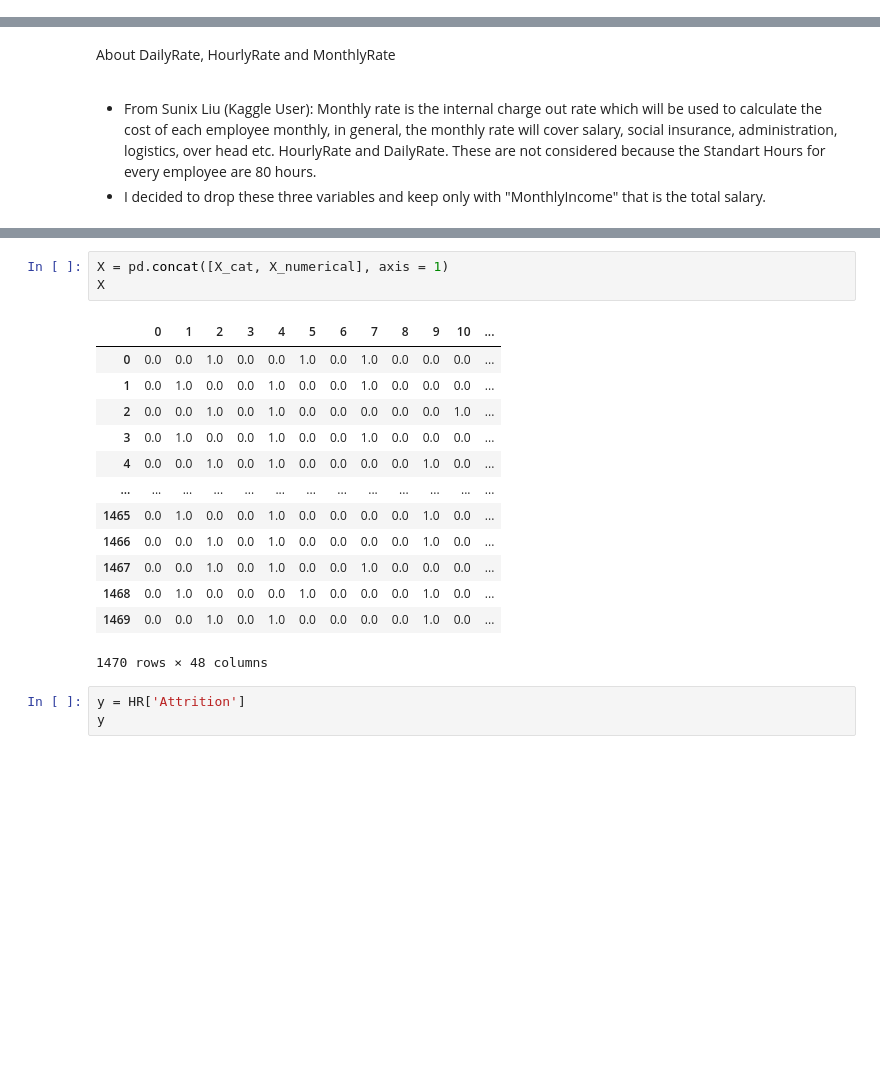
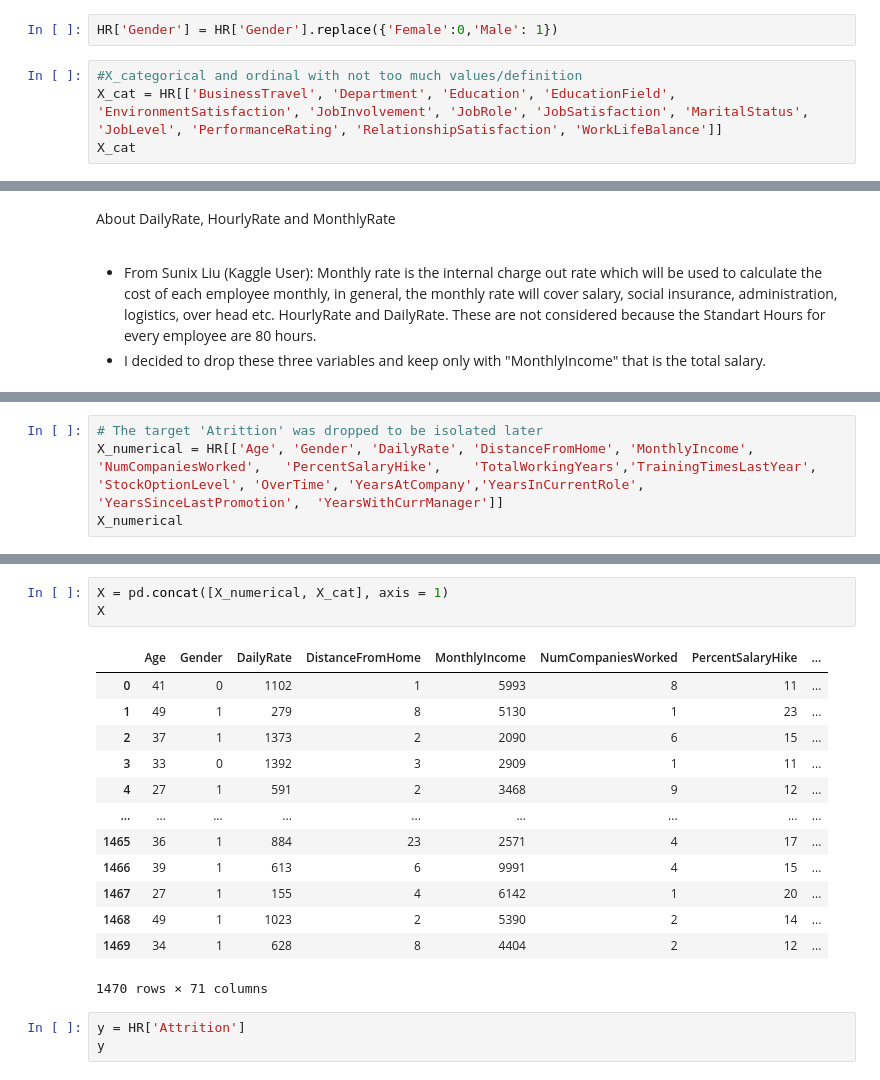
Before and after one commit to fmarcelneves/HR-Analytics-Prediction, a Jupyter notebook: IBM_HR_Analytics_and_prediction.ipynb, the cells around one changed output, grey strips where cells are left out. Saved outputs shown, nothing was run; the diff lists cells and outputs as text; blank space fills up the shorter version.

```diff
--- a/IBM_HR_Analytics_and_prediction.ipynb
+++ b/IBM_HR_Analytics_and_prediction.ipynb
@@ -605,0 +614,6 @@ X_cat
+# %%
+HR['Gender'] = HR['Gender'].replace({'Female':0,'Male': 1})
+# %%
+#X_categorical and ordinal with not too much values/definition
+X_cat = HR[['BusinessTravel', 'Department', 'Education', 'EducationField', 'EnvironmentSatisfaction', 'JobInvolvement', 'JobRole', 'JobSatisfaction', 'MaritalStatus', 'JobLevel', 'PerformanceRating', 'RelationshipSatisfaction', 'WorkLifeBalance']]
+X_cat
@@ -655,0 +670,4 @@ X_numerical
+# %%
+# The target 'Atrittion' was dropped to be isolated later
+X_numerical = HR[['Age', 'Gender', 'DailyRate', 'DistanceFromHome',	'MonthlyIncome',	'NumCompaniesWorked',	'PercentSalaryHike',	'TotalWorkingYears','TrainingTimesLastYear', 'StockOptionLevel', 'OverTime',	'YearsAtCompany','YearsInCurrentRole', 'YearsSinceLastPromotion',	'YearsWithCurrManager']]
+X_numerical
@@ -656,20 +688,20 @@ X_numerical
 # %%
-X = pd.concat([X_cat, X_numerical], axis = 1)
+X = pd.concat([X_numerical, X_cat], axis = 1)
 X
 # %% [output]
-|  | 0 | 1 | 2 | 3 | 4 | 5 | 6 | 7 | 8 | 9 | 10 | ... |
-| 0 | 0.0 | 0.0 | 1.0 | 0.0 | 0.0 | 1.0 | 0.0 | 1.0 | 0.0 | 0.0 | 0.0 | ... |
-| 1 | 0.0 | 1.0 | 0.0 | 0.0 | 1.0 | 0.0 | 0.0 | 1.0 | 0.0 | 0.0 | 0.0 | ... |
-| 2 | 0.0 | 0.0 | 1.0 | 0.0 | 1.0 | 0.0 | 0.0 | 0.0 | 0.0 | 0.0 | 1.0 | ... |
-| 3 | 0.0 | 1.0 | 0.0 | 0.0 | 1.0 | 0.0 | 0.0 | 1.0 | 0.0 | 0.0 | 0.0 | ... |
-| 4 | 0.0 | 0.0 | 1.0 | 0.0 | 1.0 | 0.0 | 0.0 | 0.0 | 0.0 | 1.0 | 0.0 | ... |
-| ... | ... | ... | ... | ... | ... | ... | ... | ... | ... | ... | ... | ... |
-| 1465 | 0.0 | 1.0 | 0.0 | 0.0 | 1.0 | 0.0 | 0.0 | 0.0 | 0.0 | 1.0 | 0.0 | ... |
-| 1466 | 0.0 | 0.0 | 1.0 | 0.0 | 1.0 | 0.0 | 0.0 | 0.0 | 0.0 | 1.0 | 0.0 | ... |
-| 1467 | 0.0 | 0.0 | 1.0 | 0.0 | 1.0 | 0.0 | 0.0 | 1.0 | 0.0 | 0.0 | 0.0 | ... |
-| 1468 | 0.0 | 1.0 | 0.0 | 0.0 | 0.0 | 1.0 | 0.0 | 0.0 | 0.0 | 1.0 | 0.0 | ... |
-| 1469 | 0.0 | 0.0 | 1.0 | 0.0 | 1.0 | 0.0 | 0.0 | 0.0 | 0.0 | 1.0 | 0.0 | ... |
+|  | Age | Gender | DailyRate | DistanceFromHome | MonthlyIncome | NumCompaniesWorked | PercentSalaryHike | ... |
+| 0 | 41 | 0 | 1102 | 1 | 5993 | 8 | 11 | ... |
+| 1 | 49 | 1 | 279 | 8 | 5130 | 1 | 23 | ... |
+| 2 | 37 | 1 | 1373 | 2 | 2090 | 6 | 15 | ... |
+| 3 | 33 | 0 | 1392 | 3 | 2909 | 1 | 11 | ... |
+| 4 | 27 | 1 | 591 | 2 | 3468 | 9 | 12 | ... |
+| ... | ... | ... | ... | ... | ... | ... | ... | ... |
+| 1465 | 36 | 1 | 884 | 23 | 2571 | 4 | 17 | ... |
+| 1466 | 39 | 1 | 613 | 6 | 9991 | 4 | 15 | ... |
+| 1467 | 27 | 1 | 155 | 4 | 6142 | 1 | 20 | ... |
+| 1468 | 49 | 1 | 1023 | 2 | 5390 | 2 | 14 | ... |
+| 1469 | 34 | 1 | 628 | 8 | 4404 | 2 | 12 | ... |
-1470 rows × 48 columns
+1470 rows × 71 columns
 # %%
 y = HR['Attrition']
 y
```
Also changed, not shown: parts of 47 cells of this notebook.
